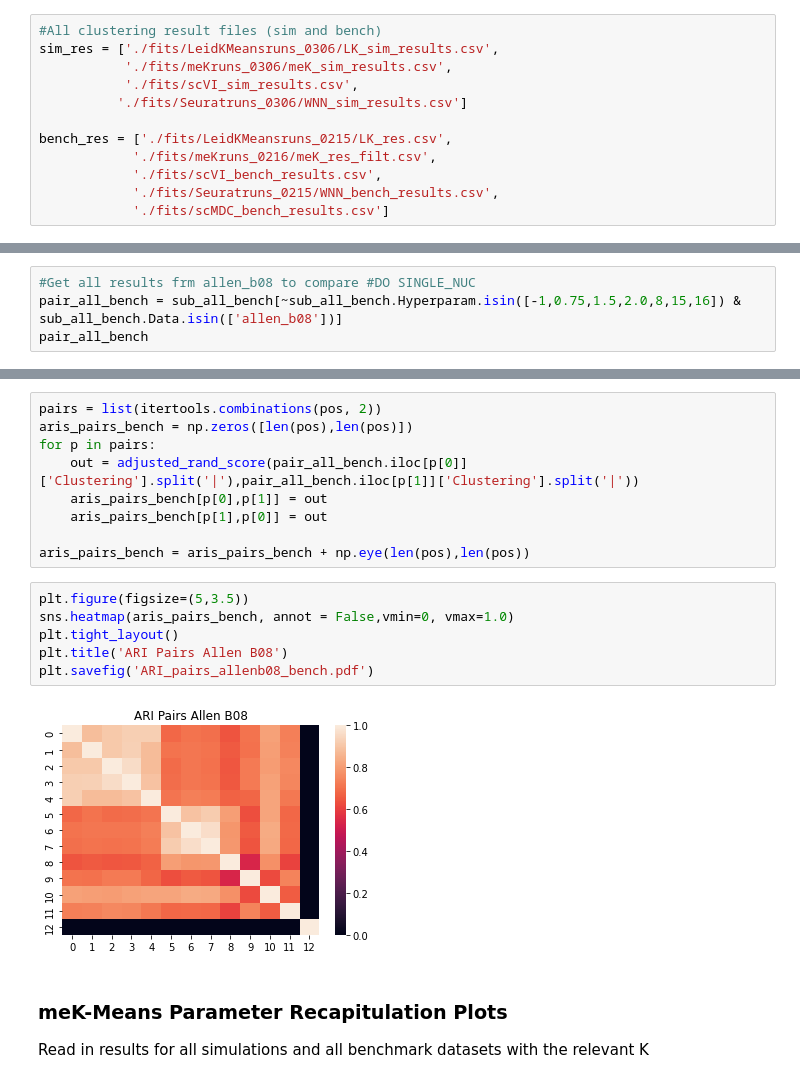
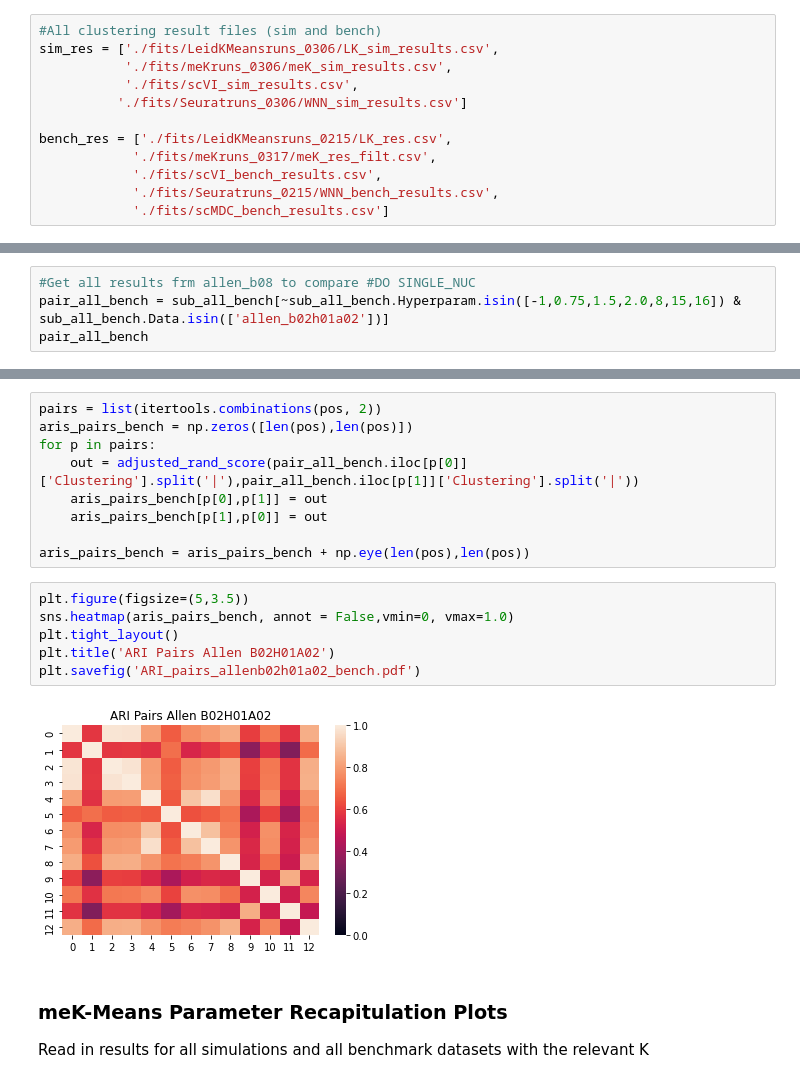
Before and after one commit to tarachari3/perturbCME, a Jupyter notebook: notebooks/20240316_meKMeans_Figs_2_3_plots.ipynb, the cells around one changed output, grey strips where cells are left out. Drawn from its saved outputs; the diff is of its cells as text.

```diff
--- a/notebooks/20240316_meKMeans_Figs_2_3_plots.ipynb
+++ b/notebooks/20240316_meKMeans_Figs_2_3_plots.ipynb
@@ -73,7 +73,7 @@ sim_res = ['./fits/LeidKMeansruns_0306/LK_sim_results.csv',
           './fits/Seuratruns_0306/WNN_sim_results.csv']
 
 bench_res = ['./fits/LeidKMeansruns_0215/LK_res.csv',
-            './fits/meKruns_0216/meK_res_filt.csv',
+            './fits/meKruns_0317/meK_res_filt.csv',
             './fits/scVI_bench_results.csv',
             './fits/Seuratruns_0215/WNN_bench_results.csv',
             './fits/scMDC_bench_results.csv']
@@ -246,7 +246,7 @@ plt.savefig('ARI_pairs_negctrl_sim.pdf')
 [figure]
 # %%
 #Get all results frm allen_b08 to compare #DO SINGLE_NUC
-pair_all_bench = sub_all_bench[~sub_all_bench.Hyperparam.isin([-1,0.75,1.5,2.0,8,15,16]) & sub_all_bench.Data.isin(['allen_b08'])]
+pair_all_bench = sub_all_bench[~sub_all_bench.Hyperparam.isin([-1,0.75,1.5,2.0,8,15,16]) & sub_all_bench.Data.isin(['allen_b02h01a02'])]
 pair_all_bench
 # %% [output]
 |  | Method | Clustering | Matrices | Hyperparam | HVGs | Data | ARI | AMI | Genes |
@@ -293,11 +293,11 @@ aris_pairs_bench = aris_pairs_bench + np.eye(len(pos),len(pos))
 # %%
 plt.figure(figsize=(5,3.5))
 sns.heatmap(aris_pairs_bench, annot = False,vmin=0, vmax=1.0)
 plt.tight_layout()
-plt.title('ARI Pairs Allen B08')
-plt.savefig('ARI_pairs_allenb08_bench.pdf')
+plt.title('ARI Pairs Allen B02H01A02')
+plt.savefig('ARI_pairs_allenb02h01a02_bench.pdf')
 # %% [output]
-[figure, old version]
+[figure, new version]
 # %% [markdown]
 ### **meK-Means Parameter Recapitulation Plots**
 
```
Also changed, not shown: parts of 36 cells of this notebook, 1 other file.
